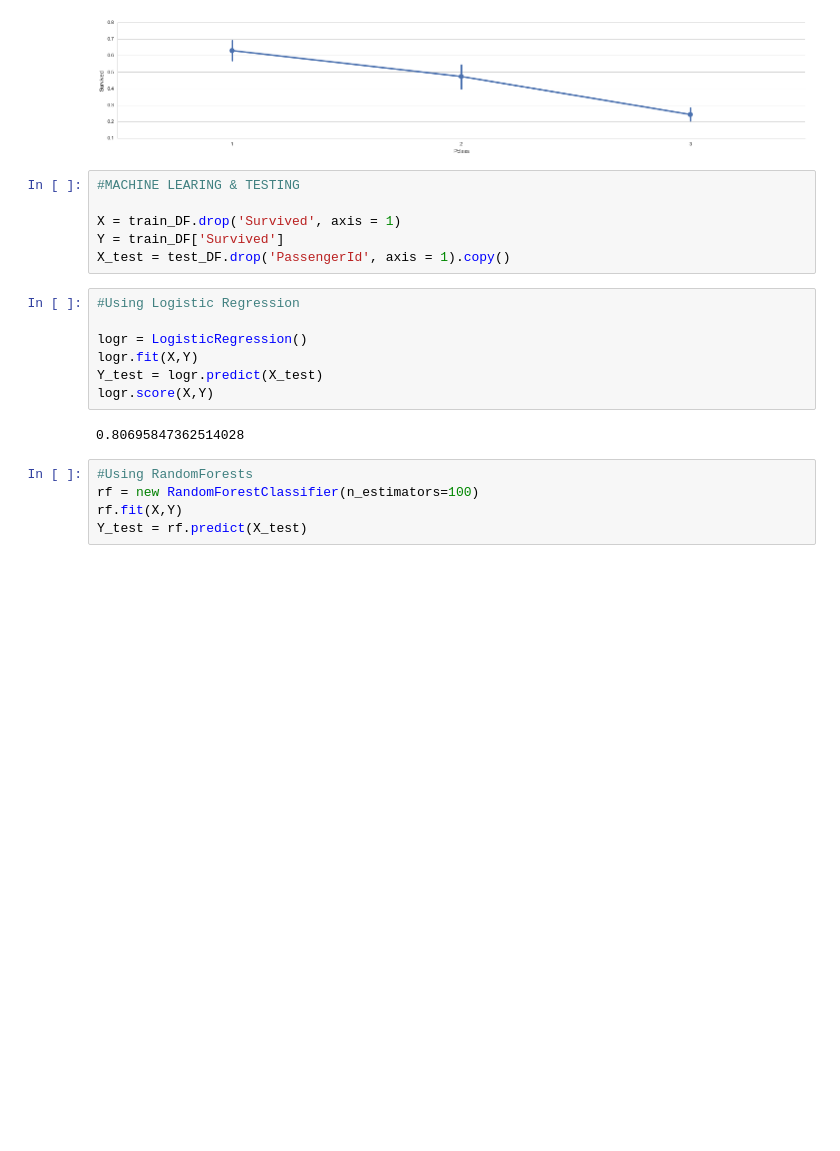
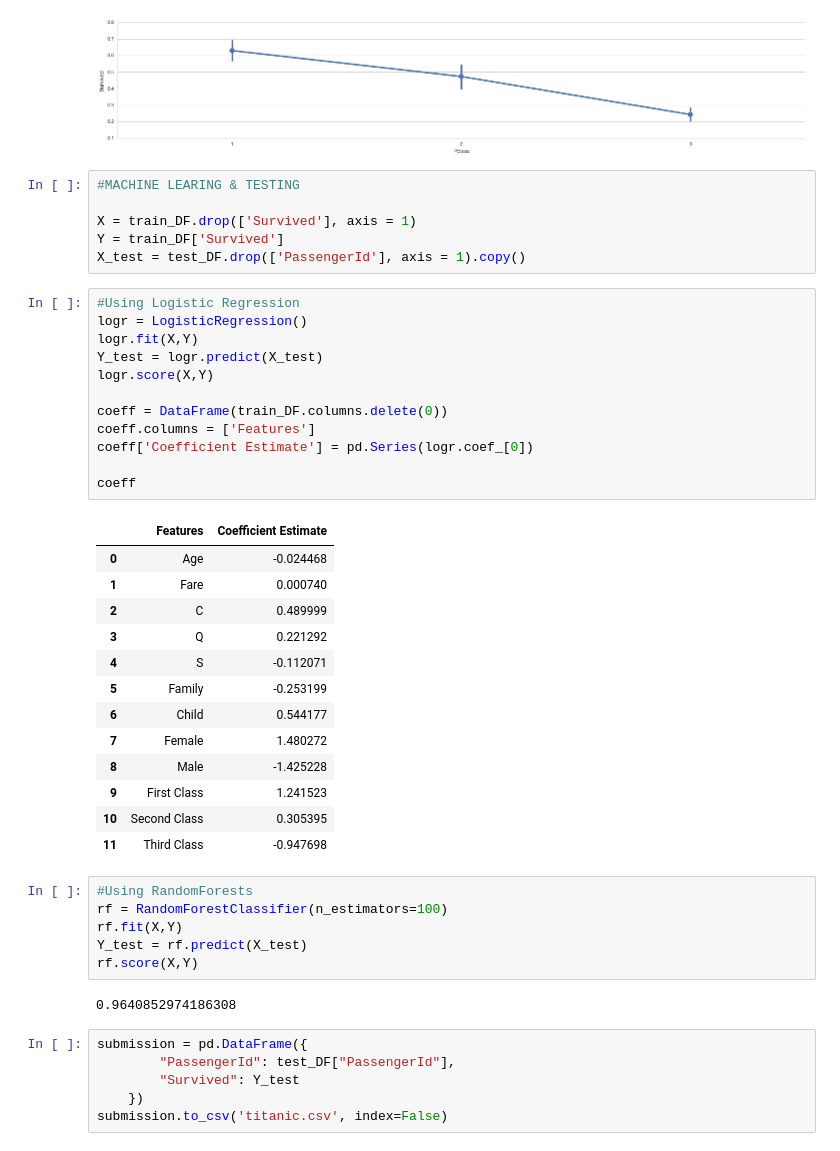
Before and after one commit to sominw/Kaggle, a Jupyter notebook: Titanic/ Titanic.ipynb, the cells around one changed output. Drawn from its saved outputs; the diff is of its cells as text; blank space fills up the shorter version.

Commit message:
Finalised (Model Update #2: RandomForestClassifier
Completed with Model Update #2 with 96% accuracy. Submission Complete

```diff
--- a/Titanic/ Titanic.ipynb
+++ b/Titanic/ Titanic.ipynb
@@ -244,20 +244,46 @@ test_DF = test_DF.join(pclass_dummies_test)
 # %%
 #MACHINE LEARING & TESTING
 
-X = train_DF.drop('Survived', axis = 1)
+X = train_DF.drop(['Survived'], axis = 1)
 Y = train_DF['Survived']
-X_test = test_DF.drop('PassengerId', axis = 1).copy()
+X_test = test_DF.drop(['PassengerId'], axis = 1).copy()
 # %%
 #Using Logistic Regression
-
 logr = LogisticRegression()
 logr.fit(X,Y)
 Y_test = logr.predict(X_test)
 logr.score(X,Y)
+
+coeff = DataFrame(train_DF.columns.delete(0))
+coeff.columns = ['Features']
+coeff['Coefficient Estimate'] = pd.Series(logr.coef_[0])
+
+coeff
 # %% [output]
-0.80695847362514028
+|  | Features | Coefficient Estimate |
+| 0 | Age | -0.024468 |
+| 1 | Fare | 0.000740 |
+| 2 | C | 0.489999 |
+| 3 | Q | 0.221292 |
+| 4 | S | -0.112071 |
+| 5 | Family | -0.253199 |
+| 6 | Child | 0.544177 |
+| 7 | Female | 1.480272 |
+| 8 | Male | -1.425228 |
+| 9 | First Class | 1.241523 |
+| 10 | Second Class | 0.305395 |
+| 11 | Third Class | -0.947698 |
 # %%
 #Using RandomForests
-rf = new RandomForestClassifier(n_estimators=100)
+rf = RandomForestClassifier(n_estimators=100)
 rf.fit(X,Y)
 Y_test = rf.predict(X_test)
+rf.score(X,Y)
+# %% [output]
+0.9640852974186308
+# %%
+submission = pd.DataFrame({
+        "PassengerId": test_DF["PassengerId"],
+        "Survived": Y_test
+    })
+submission.to_csv('titanic.csv', index=False)
```
Also changed, not shown: 2 other files.
